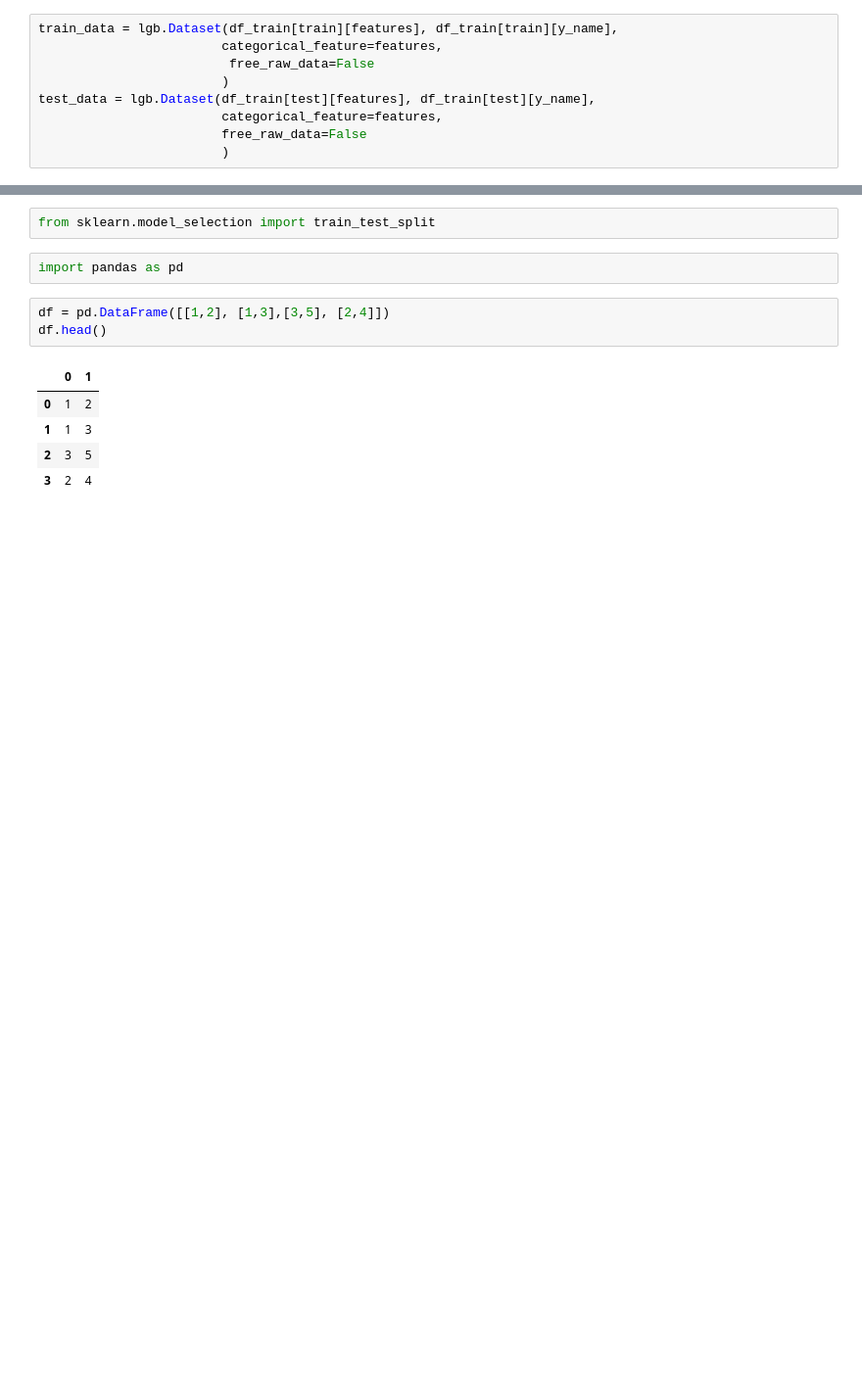
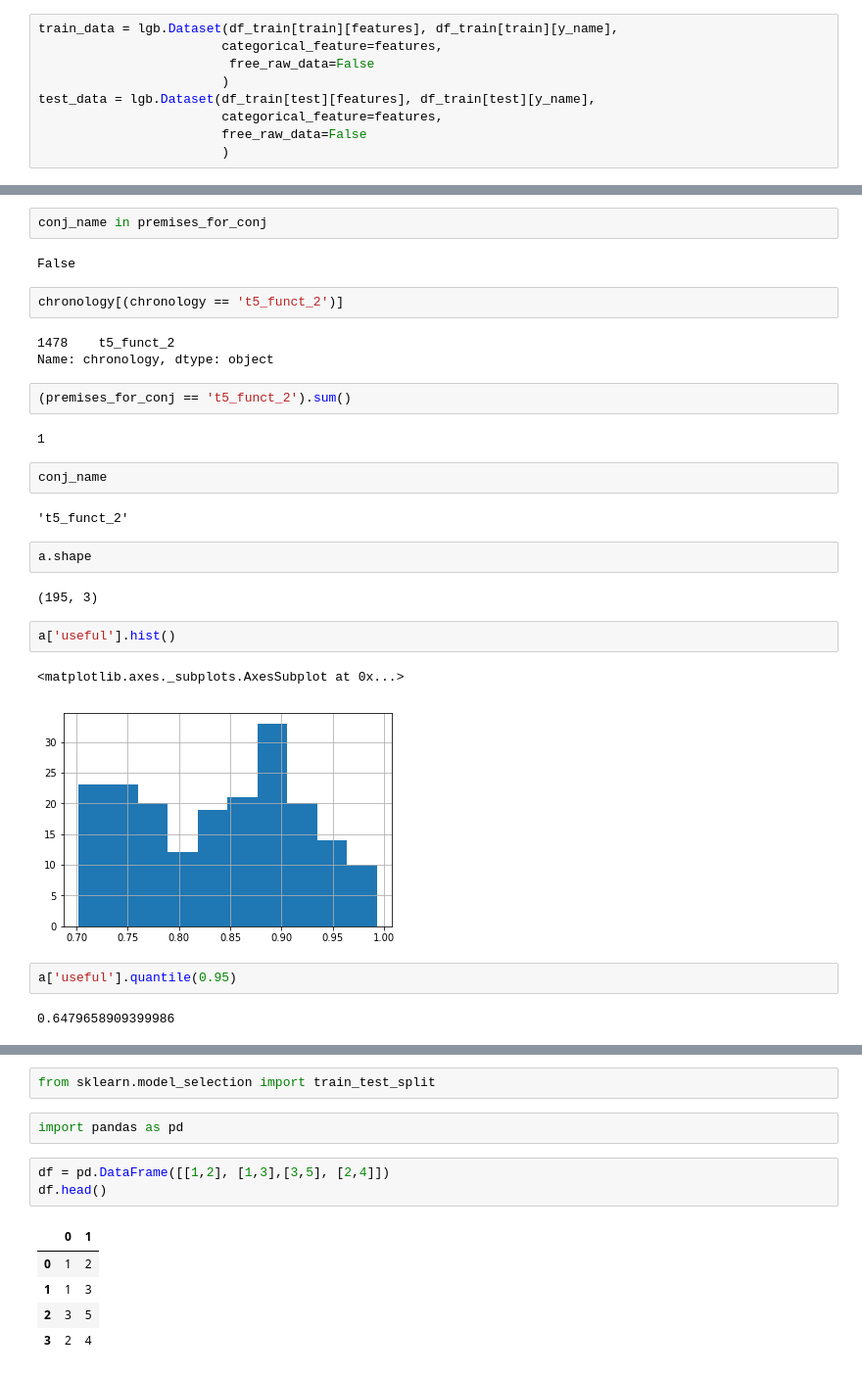
Before and after one commit to piotrekp1/ml-atp, a Jupyter notebook: notebooks/bad_classifier.ipynb, the cells around one changed output, grey strips where cells are left out. Shown: that part at 98% size. Cells and saved outputs as stored; diff of their text form; blank space fills up the shorter version.

```diff
--- a/notebooks/bad_classifier.ipynb
+++ b/notebooks/bad_classifier.ipynb
@@ -244,0 +286,30 @@ roc_auc_score(df_y, preds)
+# %%
+conj_name in premises_for_conj
+# %% [output]
+False
+# %%
+chronology[(chronology == 't5_funct_2')]
+# %% [output]
+1478    t5_funct_2
+Name: chronology, dtype: object
+# %%
+(premises_for_conj == 't5_funct_2').sum()
+# %% [output]
+1
+# %%
+conj_name
+# %% [output]
+'t5_funct_2'
+# %%
+a.shape
+# %% [output]
+(195, 3)
+# %%
+a['useful'].hist()
+# %% [output]
+<matplotlib.axes._subplots.AxesSubplot at 0x...>
+[figure, added]
+# %%
+a['useful'].quantile(0.95)
+# %% [output]
+0.6479658909399986
```
Also changed, not shown: parts of 25 cells of this notebook.
